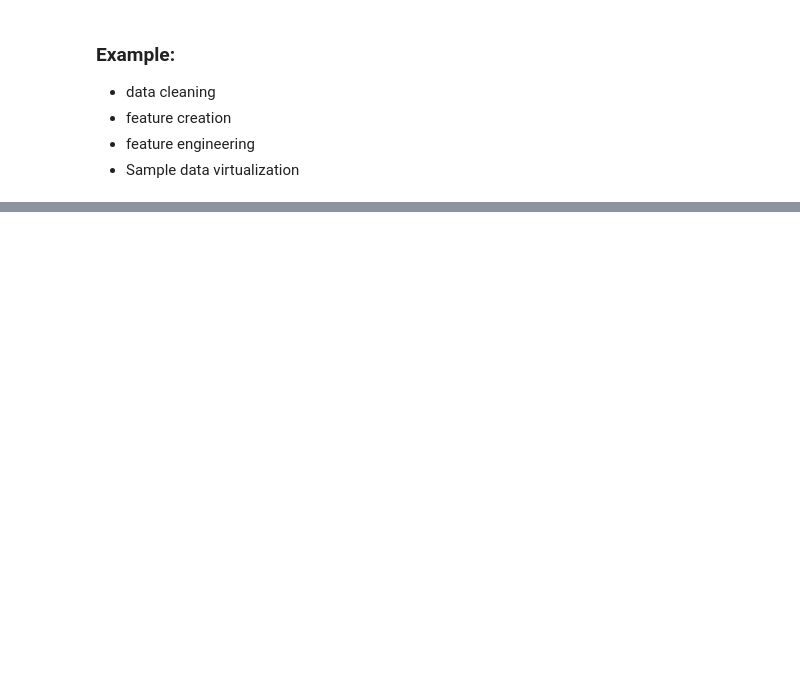
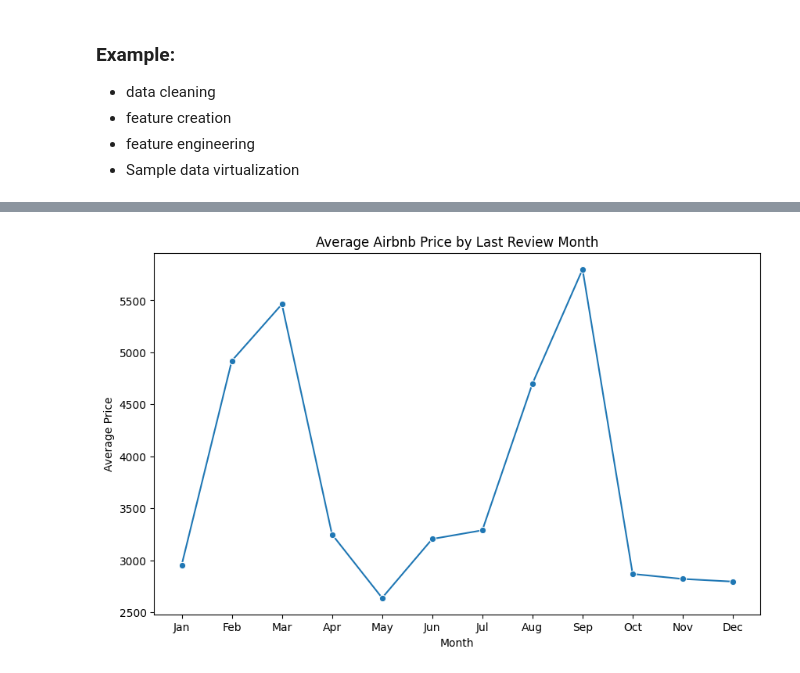
Before and after one commit to Sivtheng/data-mining-finals, a Jupyter notebook: 3. Data Preprocessing.ipynb, the cells around one changed output, grey strips where cells are left out. Cells and saved outputs as stored; diff of their text form; code cells hidden in the pictures; blank space fills up the shorter version.

```diff
--- a/3. Data Preprocessing.ipynb
+++ b/3. Data Preprocessing.ipynb
@@ -223,0 +242,20 @@ final_df.to_csv('merged_tourism_data.csv', index=False)
+# %%
+import pandas as pd
+import matplotlib.pyplot as plt
+import seaborn as sns
+
+# Load the processed Airbnb listings data
+airbnb_df = pd.read_csv('processed_listings.csv')
+
+# Create a line chart for average price by last review month
+avg_price = airbnb_df.groupby('last_review_month')['price'].mean().reset_index()
+
+plt.figure(figsize=(10, 6))
+sns.lineplot(data=avg_price, x='last_review_month', y='price', marker='o')
+plt.title('Average Airbnb Price by Last Review Month')
+plt.xlabel('Month')
+plt.ylabel('Average Price')
+plt.xticks(ticks=range(1, 13), labels=['Jan', 'Feb', 'Mar', 'Apr', 'May', 'Jun', 'Jul', 'Aug', 'Sep', 'Oct', 'Nov', 'Dec'])
+plt.show()
+# %% [output]
+[figure, added]
```
Also changed, not shown: parts of 1 cell of this notebook, 1 other file.
